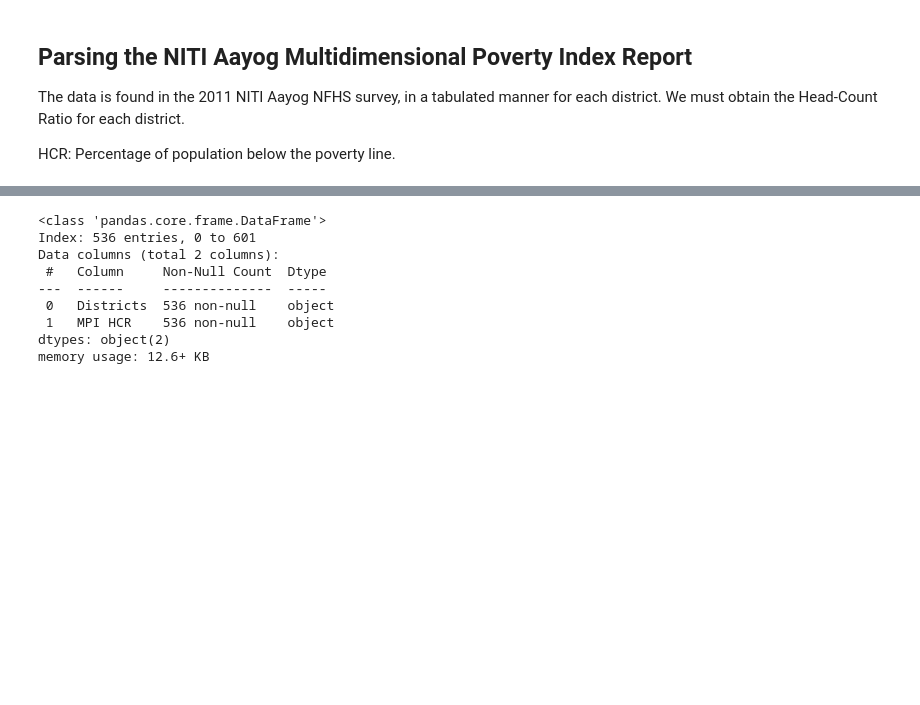
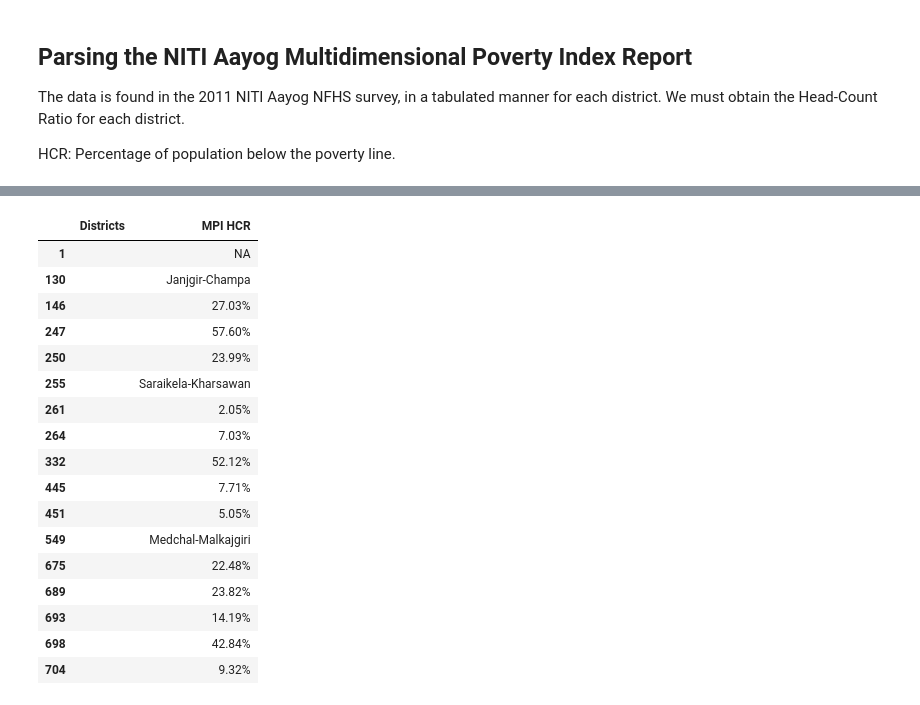
Before and after one commit to tam0w/poverty_data, a Jupyter notebook: eda.ipynb, the cells around one changed output, grey strips where cells are left out. Saved outputs shown, nothing was run; the diff lists cells and outputs as text; code cells hidden in the pictures; blank space fills up the shorter version.

```diff
--- a/eda.ipynb
+++ b/eda.ipynb
@@ -414,13 +501,22 @@ poverty_df = poverty_df.drop_duplicates()
 # %%
-poverty_df.info()
+poverty_df[poverty_df['Districts'] == '']
 # %% [output]
-<class 'pandas.core.frame.DataFrame'>
-Index: 536 entries, 0 to 601
-Data columns (total 2 columns):
- #   Column     Non-Null Count  Dtype
----  ------     --------------  -----
- 0   Districts  536 non-null    object
- 1   MPI HCR    536 non-null    object
-dtypes: object(2)
-memory usage: 12.6+ KB
+|  | Districts | MPI HCR |
+| 1 |  | NA |
+| 130 |  | Janjgir-Champa |
+| 146 |  | 27.03% |
+| 247 |  | 57.60% |
+| 250 |  | 23.99% |
+| 255 |  | Saraikela-Kharsawan |
+| 261 |  | 2.05% |
+| 264 |  | 7.03% |
+| 332 |  | 52.12% |
+| 445 |  | 7.71% |
+| 451 |  | 5.05% |
+| 549 |  | Medchal-Malkajgiri |
+| 675 |  | 22.48% |
+| 689 |  | 23.82% |
+| 693 |  | 14.19% |
+| 698 |  | 42.84% |
+| 704 |  | 9.32% |
 # %%
```
Also changed, not shown: parts of 24 cells of this notebook, 1 other file.
